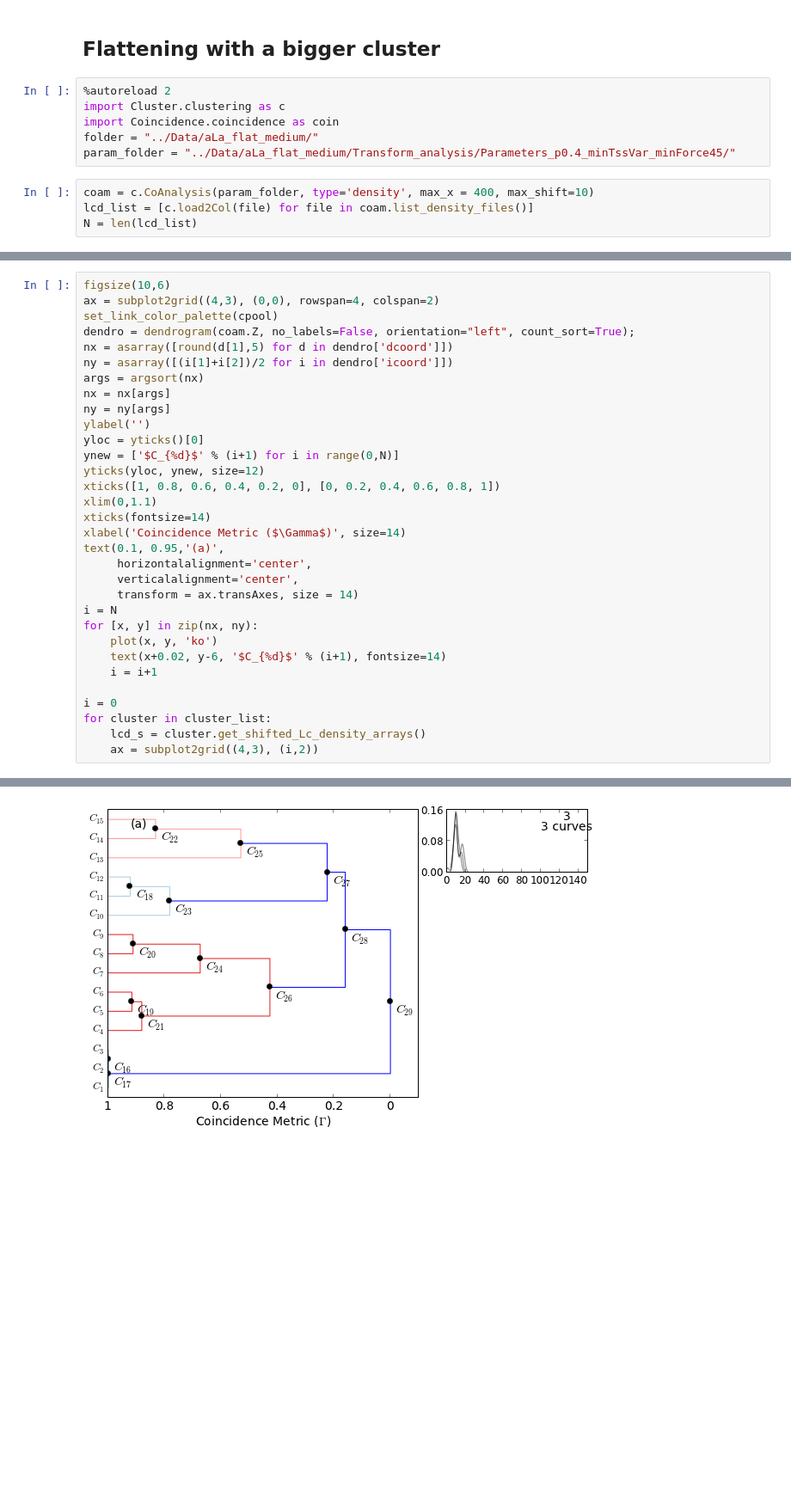
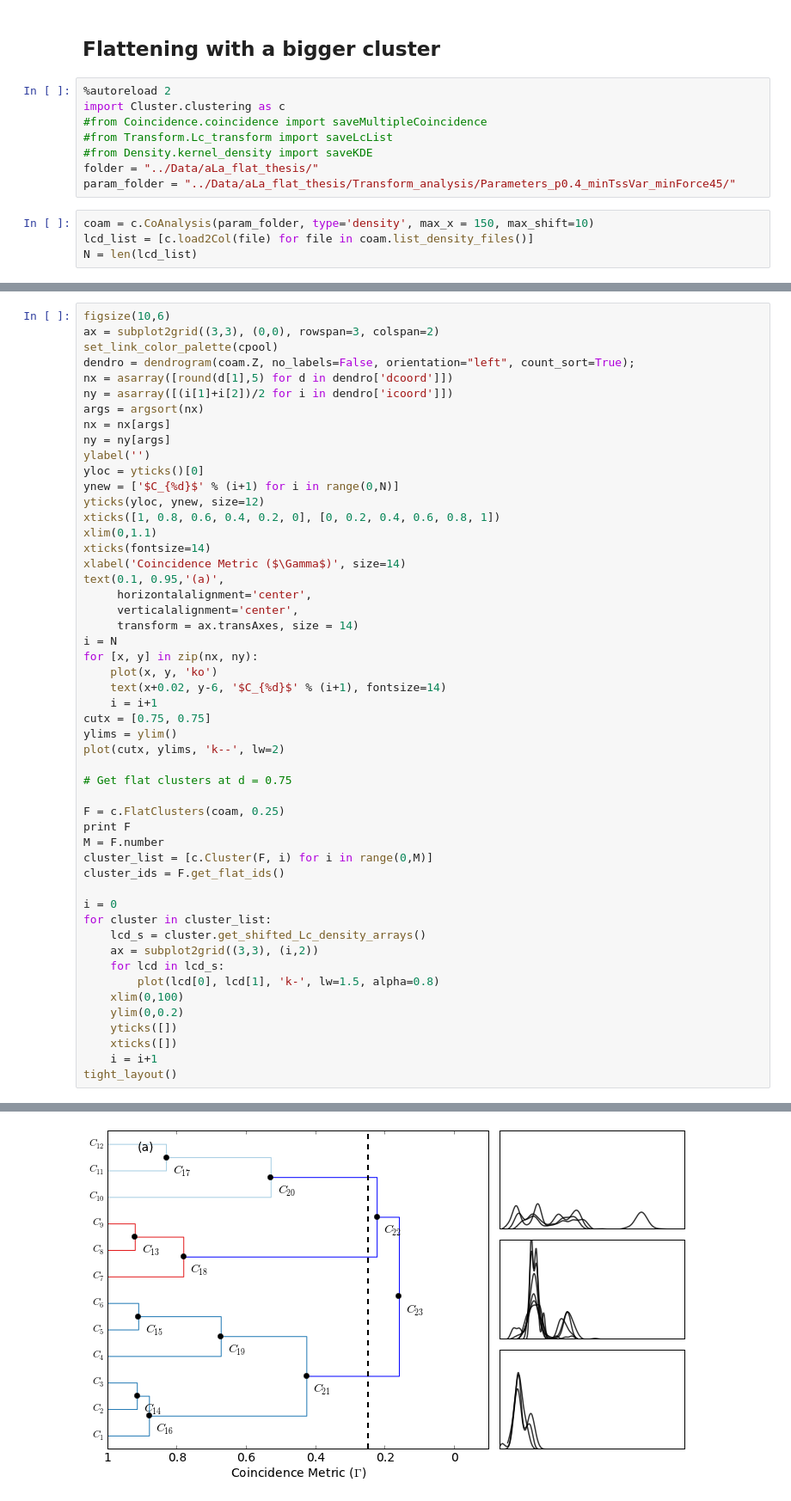
Before and after one commit to hilaryjoyce/smfs-data-analysis, a Jupyter notebook: Thesis figures.ipynb, the cells around one changed output, grey strips where cells are left out. Shown at 86% size. Cells and saved outputs as stored; diff of their text form; blank space fills up the shorter version.

```diff
--- a/Thesis figures.ipynb
+++ b/Thesis figures.ipynb
@@ -1821,11 +1827,13 @@ ny = ny[args]
 # %%
 %autoreload 2
 import Cluster.clustering as c
-import Coincidence.coincidence as coin
-folder = "../Data/aLa_flat_medium/"
-param_folder = "../Data/aLa_flat_medium/Transform_analysis/Parameters_p0.4_minTssVar_minForce45/"
+#from Coincidence.coincidence import saveMultipleCoincidence
+#from Transform.Lc_transform import saveLcList
+#from Density.kernel_density import saveKDE
+folder = "../Data/aLa_flat_thesis/"
+param_folder = "../Data/aLa_flat_thesis/Transform_analysis/Parameters_p0.4_minTssVar_minForce45/"
 # %%
-coam = c.CoAnalysis(param_folder, type='density', max_x = 400, max_shift=10)
+coam = c.CoAnalysis(param_folder, type='density', max_x = 150, max_shift=10)
 lcd_list = [c.load2Col(file) for file in coam.list_density_files()]
 N = len(lcd_list)
 # %%
@@ -1867,6 +1869,6 @@ Cluster 3 with 3 curves.
 # %%
 figsize(10,6)
-ax = subplot2grid((4,3), (0,0), rowspan=4, colspan=2)
+ax = subplot2grid((3,3), (0,0), rowspan=3, colspan=2)
 set_link_color_palette(cpool)
 dendro = dendrogram(coam.Z, no_labels=False, orientation="left", count_sort=True);
 nx = asarray([round(d[1],5) for d in dendro['dcoord']])
@@ -1891,9 +1893,28 @@ for [x, y] in zip(nx, ny):
     plot(x, y, 'ko')
     text(x+0.02, y-6, '$C_{%d}$' % (i+1), fontsize=14)
     i = i+1
+cutx = [0.75, 0.75]
+ylims = ylim()
+plot(cutx, ylims, 'k--', lw=2)
+
+# Get flat clusters at d = 0.75
+
+F = c.FlatClusters(coam, 0.25)
+print F
+M = F.number
+cluster_list = [c.Cluster(F, i) for i in range(0,M)]
+cluster_ids = F.get_flat_ids()
 
 i = 0
 for cluster in cluster_list:
     lcd_s = cluster.get_shifted_Lc_density_arrays()
-    ax = subplot2grid((4,3), (i,2))
+    ax = subplot2grid((3,3), (i,2))
+    for lcd in lcd_s:
+        plot(lcd[0], lcd[1], 'k-', lw=1.5, alpha=0.8)
+    xlim(0,100)
+    ylim(0,0.2)
+    yticks([])
+    xticks([])
+    i = i+1
+tight_layout()
 # %% [output]
@@ -1900 +1926 @@ for cluster in cluster_list:
-[figure, old version]
+[figure, new version]
```
Also changed, not shown: parts of 10 cells of this notebook, 1 other file.
